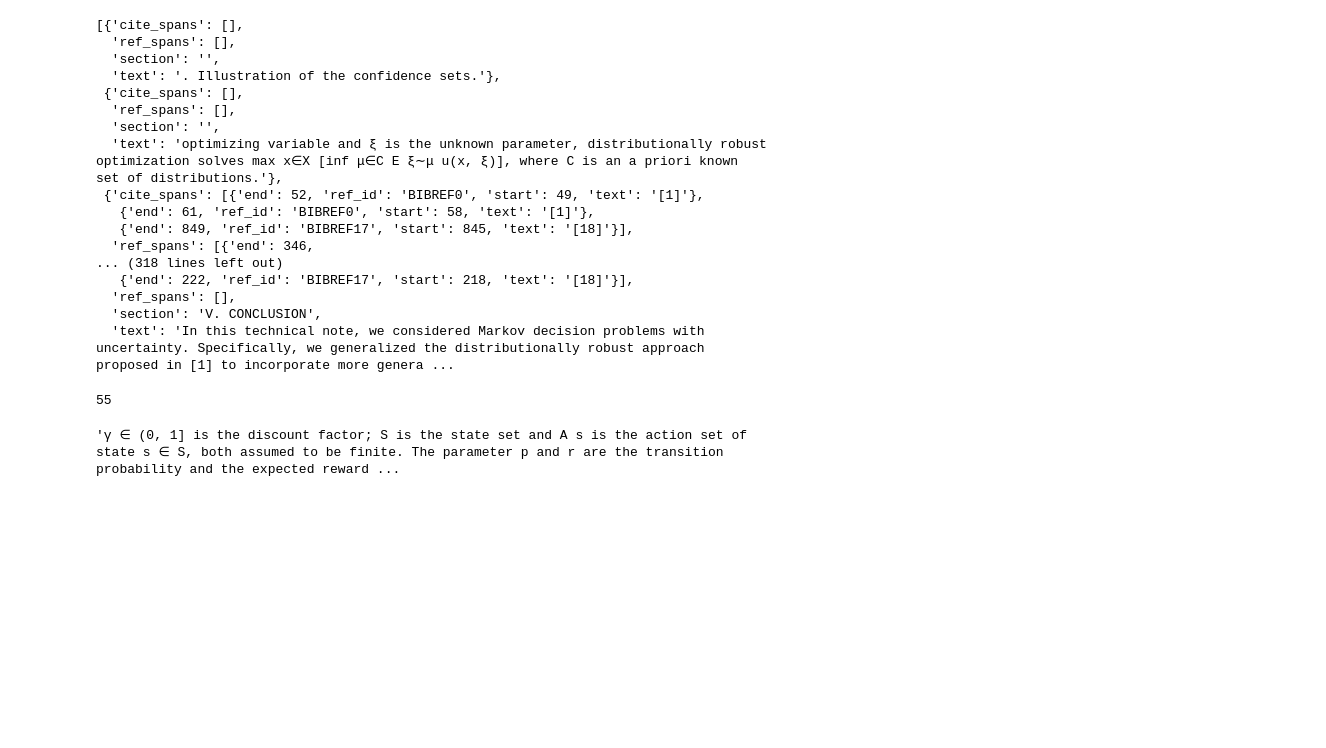
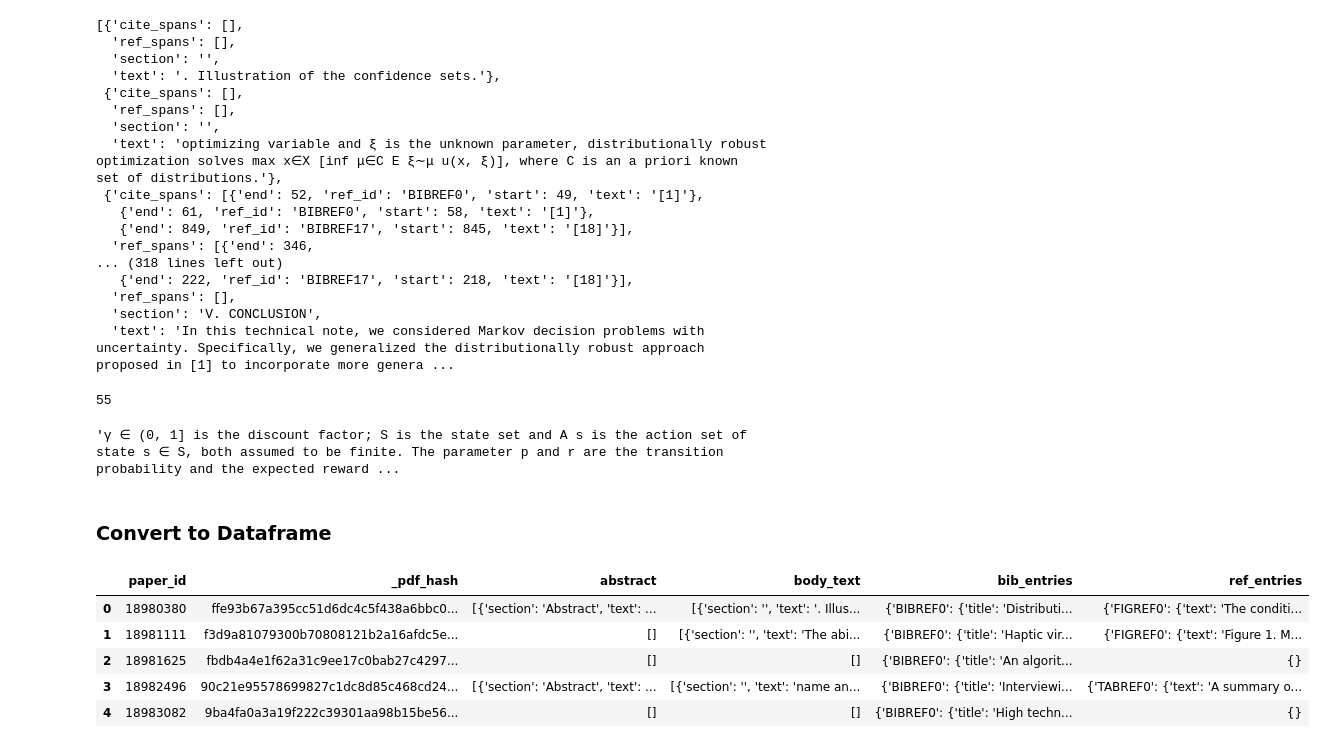
Before and after one commit to mhmdrdwn/medm, a Jupyter notebook: notebooks/vis.ipynb, the cells around one changed output. Drawn from its saved outputs; the diff is of its cells as text; code cells hidden in the pictures; blank space fills up the shorter version.

```diff
--- a/notebooks/vis.ipynb
+++ b/notebooks/vis.ipynb
@@ -69,3 +68,20 @@ len(json.loads(CoList[0])['body_text'])
 json.loads(CoList[0])['body_text'][6]['text']
 # %% [output]
 'γ ∈ (0, 1] is the discount factor; S is the state set and A s is the action set of state s ∈ S, both assumed to be finite. The parameter p and r are the transition probability and the expected reward ...
+# %% [markdown]
+### Convert to Dataframe
+# %%
+import pandas as pd
+data = []
+for line in open('/content/drive/My Drive/thesis/pdf_parses_0_filtered.jsonl', 'r'):
+    data.append(json.loads(line))
+df = pd.DataFrame(data)
+# %%
+df.head()
+# %% [output]
+|  | paper_id | _pdf_hash | abstract | body_text | bib_entries | ref_entries |
+| 0 | 18980380 | ffe93b67a395cc51d6dc4c5f438a6bbc0... | [{'section': 'Abstract', 'text': ... | [{'section': '', 'text': '. Illus... | {'BIBREF0': {'title': 'Distributi... | {'FIGREF0': {'text': 'The conditi... |
+| 1 | 18981111 | f3d9a81079300b70808121b2a16afdc5e... | [] | [{'section': '', 'text': 'The abi... | {'BIBREF0': {'title': 'Haptic vir... | {'FIGREF0': {'text': 'Figure 1. M... |
+| 2 | 18981625 | fbdb4a4e1f62a31c9ee17c0bab27c4297... | [] | [] | {'BIBREF0': {'title': 'An algorit... | {} |
+| 3 | 18982496 | 90c21e95578699827c1dc8d85c468cd24... | [{'section': 'Abstract', 'text': ... | [{'section': '', 'text': 'name an... | {'BIBREF0': {'title': 'Interviewi... | {'TABREF0': {'text': 'A summary o... |
+| 4 | 18983082 | 9ba4fa0a3a19f222c39301aa98b15be56... | [] | [] | {'BIBREF0': {'title': 'High techn... | {} |
```
Also changed, not shown: parts of 14 cells of this notebook, 1 other file.
